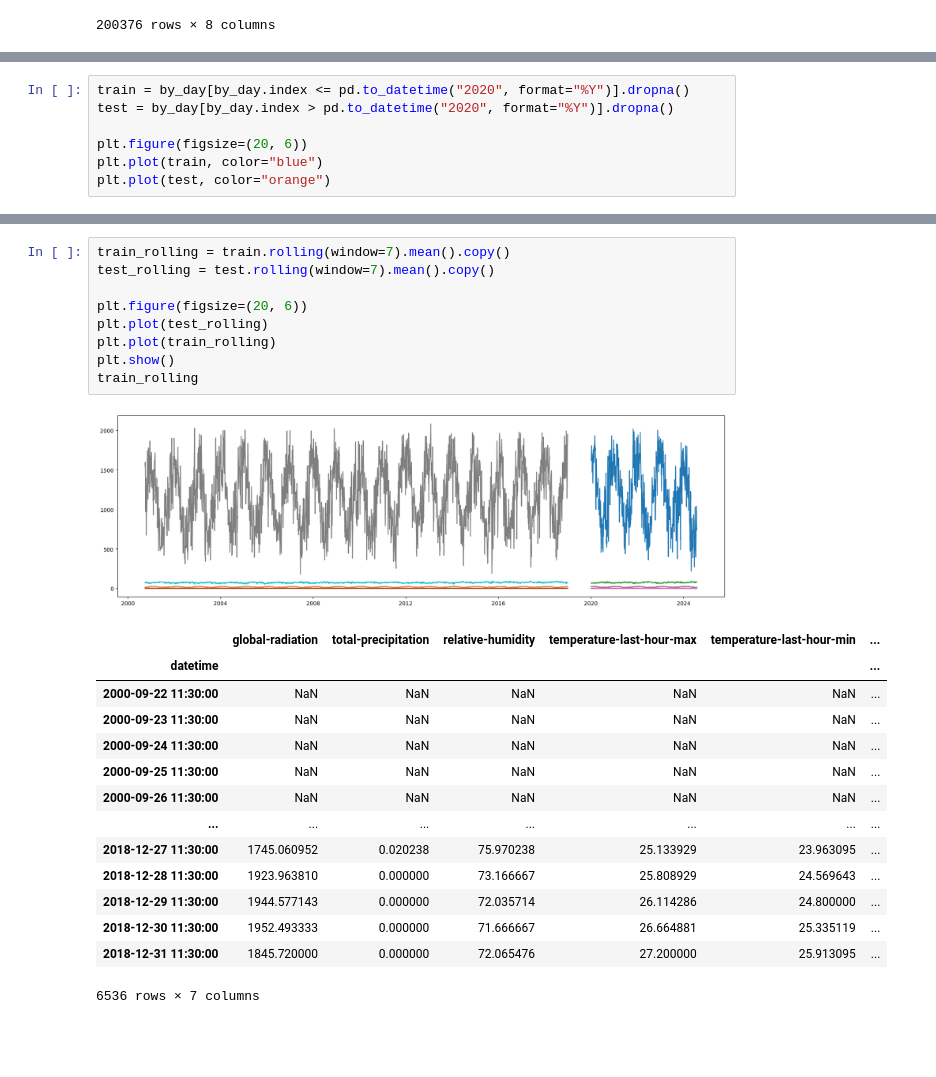
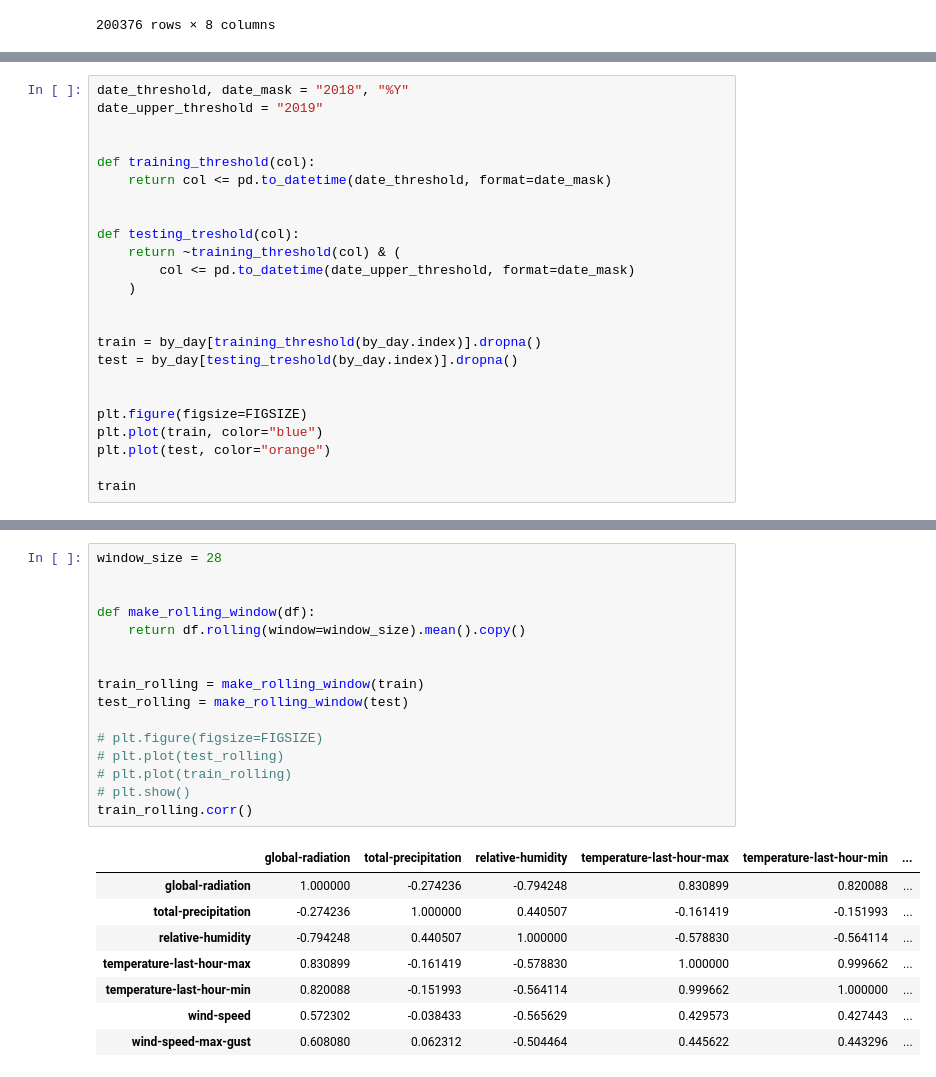
Before and after one commit to fellipessanha/solar-studies, a Jupyter notebook: data-treatment.ipynb, the cells around one changed output, grey strips where cells are left out. Saved outputs shown, nothing was run; the diff lists cells and outputs as text; blank space fills up the shorter version.

```diff
--- a/data-treatment.ipynb
+++ b/data-treatment.ipynb
@@ -165,8 +148,25 @@ target, features
 # %%
-train = by_day[by_day.index <= pd.to_datetime("2020", format="%Y")].dropna()
-test = by_day[by_day.index > pd.to_datetime("2020", format="%Y")].dropna()
+date_threshold, date_mask = "2018", "%Y"
+date_upper_threshold = "2019"
 
-plt.figure(figsize=(20, 6))
+
+def training_threshold(col):
+    return col <= pd.to_datetime(date_threshold, format=date_mask)
+
+
+def testing_treshold(col):
+    return ~training_threshold(col) & (
+        col <= pd.to_datetime(date_upper_threshold, format=date_mask)
+    )
+
+
+train = by_day[training_threshold(by_day.index)].dropna()
+test = by_day[testing_treshold(by_day.index)].dropna()
+
+
+plt.figure(figsize=FIGSIZE)
 plt.plot(train, color="blue")
 plt.plot(test, color="orange")
+
+train
 # %% [output]
@@ -181,26 +188,26 @@ plt.plot(test, color="orange")
 # %%
-train_rolling = train.rolling(window=7).mean().copy()
-test_rolling = test.rolling(window=7).mean().copy()
+window_size = 28
 
-plt.figure(figsize=(20, 6))
-plt.plot(test_rolling)
-plt.plot(train_rolling)
-plt.show()
-train_rolling
+
+def make_rolling_window(df):
+    return df.rolling(window=window_size).mean().copy()
+
+
+train_rolling = make_rolling_window(train)
+test_rolling = make_rolling_window(test)
+
+# plt.figure(figsize=FIGSIZE)
+# plt.plot(test_rolling)
+# plt.plot(train_rolling)
+# plt.show()
+train_rolling.corr()
 # %% [output]
-[figure, removed]
 |  | global-radiation | total-precipitation | relative-humidity | temperature-last-hour-max | temperature-last-hour-min | ... |
-| datetime |  |  |  |  |  | ... |
-| 2000-09-22 11:30:00 | NaN | NaN | NaN | NaN | NaN | ... |
-| 2000-09-23 11:30:00 | NaN | NaN | NaN | NaN | NaN | ... |
-| 2000-09-24 11:30:00 | NaN | NaN | NaN | NaN | NaN | ... |
-| 2000-09-25 11:30:00 | NaN | NaN | NaN | NaN | NaN | ... |
-| 2000-09-26 11:30:00 | NaN | NaN | NaN | NaN | NaN | ... |
-| ... | ... | ... | ... | ... | ... | ... |
-| 2018-12-27 11:30:00 | 1745.060952 | 0.020238 | 75.970238 | 25.133929 | 23.963095 | ... |
-| 2018-12-28 11:30:00 | 1923.963810 | 0.000000 | 73.166667 | 25.808929 | 24.569643 | ... |
-| 2018-12-29 11:30:00 | 1944.577143 | 0.000000 | 72.035714 | 26.114286 | 24.800000 | ... |
-| 2018-12-30 11:30:00 | 1952.493333 | 0.000000 | 71.666667 | 26.664881 | 25.335119 | ... |
-| 2018-12-31 11:30:00 | 1845.720000 | 0.000000 | 72.065476 | 27.200000 | 25.913095 | ... |
+| global-radiation | 1.000000 | -0.274236 | -0.794248 | 0.830899 | 0.820088 | ... |
+| total-precipitation | -0.274236 | 1.000000 | 0.440507 | -0.161419 | -0.151993 | ... |
+| relative-humidity | -0.794248 | 0.440507 | 1.000000 | -0.578830 | -0.564114 | ... |
+| temperature-last-hour-max | 0.830899 | -0.161419 | -0.578830 | 1.000000 | 0.999662 | ... |
+| temperature-last-hour-min | 0.820088 | -0.151993 | -0.564114 | 0.999662 | 1.000000 | ... |
+| wind-speed | 0.572302 | -0.038433 | -0.565629 | 0.429573 | 0.427443 | ... |
+| wind-speed-max-gust | 0.608080 | 0.062312 | -0.504464 | 0.445622 | 0.443296 | ... |
-6536 rows × 7 columns
 # %%
```
Also changed, not shown: parts of 12 cells of this notebook.
